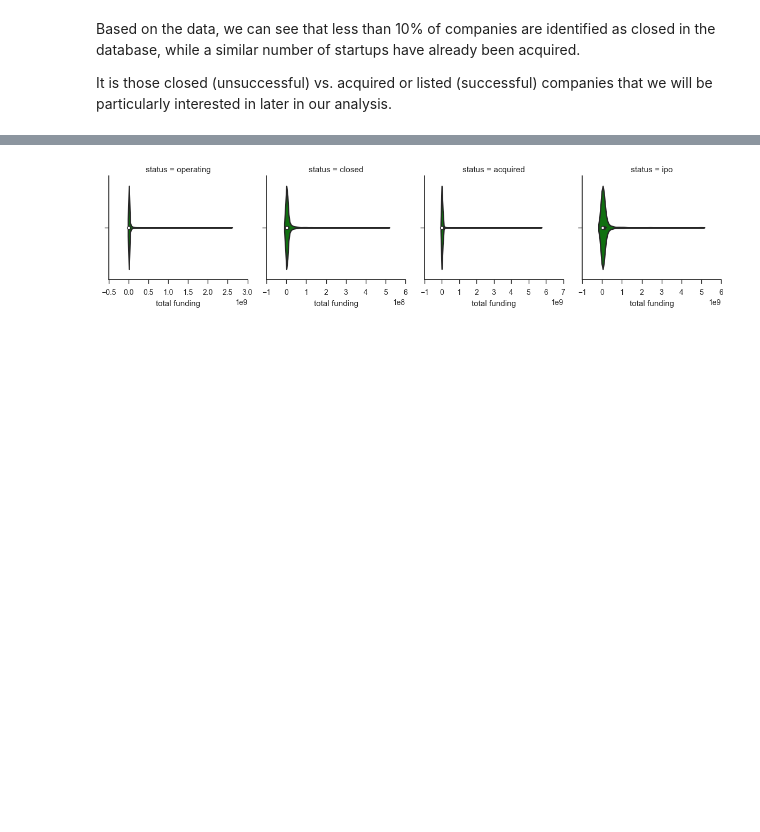
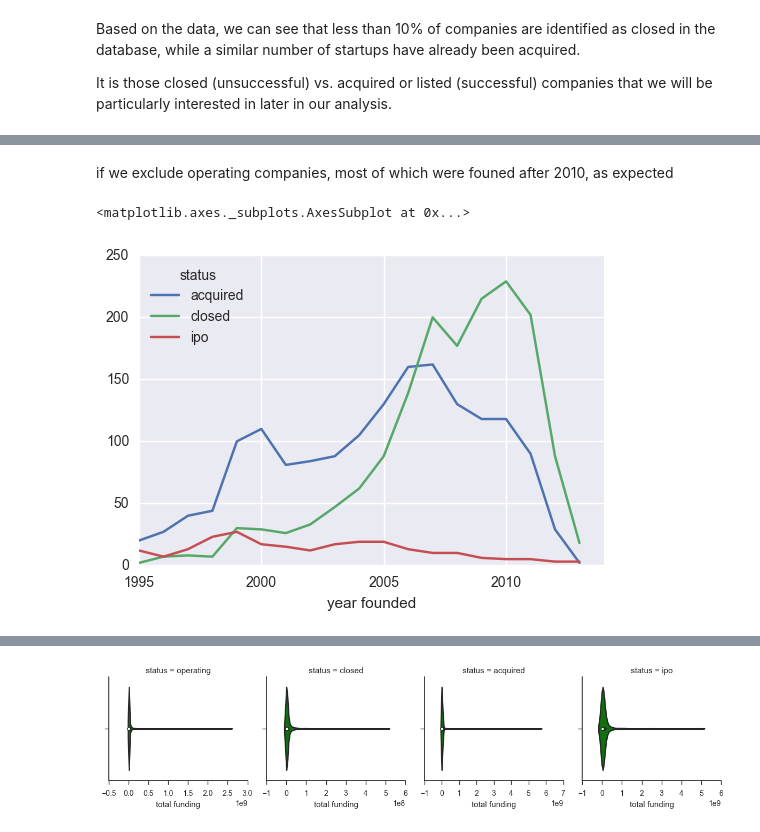
Before and after one commit to LVdatahub/Capstone-project----DS-Intensive-Springboard, a Jupyter notebook: Data story.ipynb, the cells around one changed output, grey strips where cells are left out. Saved outputs shown, nothing was run; the diff lists cells and outputs as text; code cells hidden in the pictures; blank space fills up the shorter version.

```diff
--- a/Data story.ipynb
+++ b/Data story.ipynb
@@ -169,0 +191,9 @@ Visualizing total funding and status (operating or closed) would also be interes
+# %% [markdown]
+if we exclude operating companies, most of which were founed after 2010, as expected
+# %%
+without_oper = new_df.drop('operating', 1)
+sb.set_style("darkgrid")
+without_oper.plot(x = 'year founded')
+# %% [output]
+<matplotlib.axes._subplots.AxesSubplot at 0x...>
+[figure, added]
```
Also changed, not shown: parts of 89 cells of this notebook.
